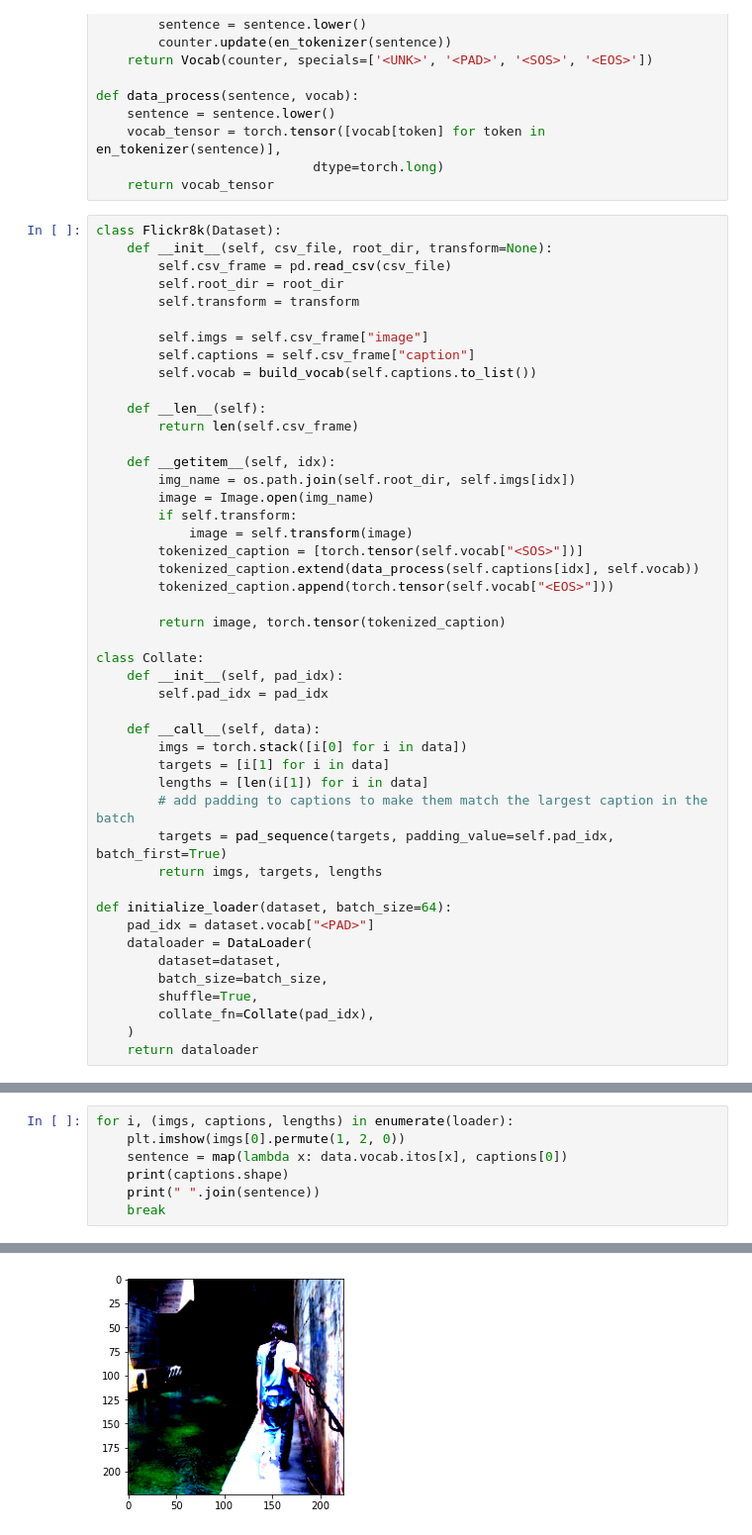
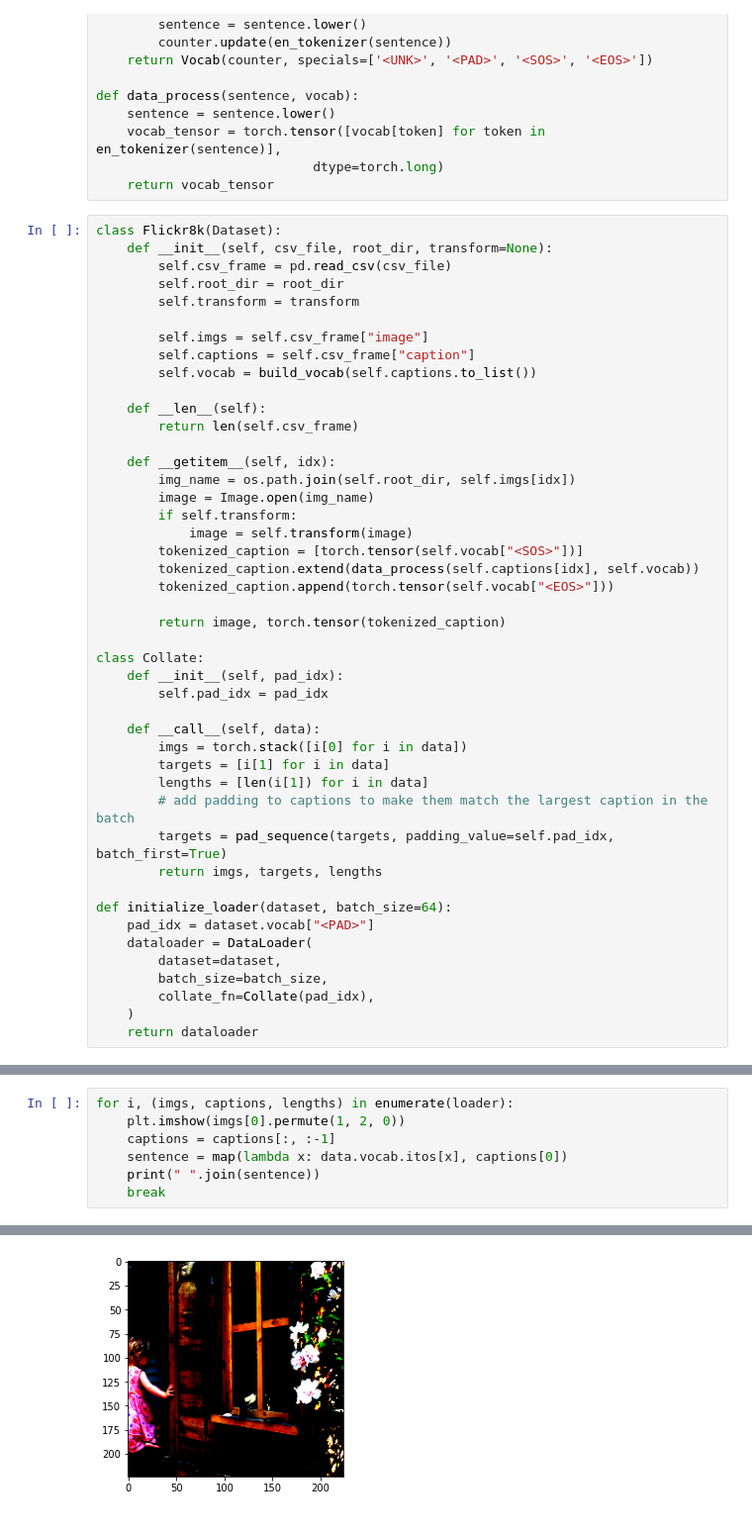
Before and after one commit to yoyosef/image-captioning-csc413, a Jupyter notebook: data.ipynb, the cells around one changed output, grey strips where cells are left out. Shown at 99% size. Drawn from its saved outputs; the diff is of its cells as text.

```diff
--- a/data.ipynb
+++ b/data.ipynb
@@ -67,7 +67,6 @@ def initialize_loader(dataset, batch_size=64):
     dataloader = DataLoader(
         dataset=dataset,
         batch_size=batch_size,
-        shuffle=True,
         collate_fn=Collate(pad_idx),
     )
     return dataloader
@@ -95,8 +94,8 @@ Clipping input data to the valid range for imshow with RGB data ([0..1] for floa
 # %%
 for i, (imgs, captions, lengths) in enumerate(loader):
     plt.imshow(imgs[0].permute(1, 2, 0))
+    captions = captions[:, :-1]
     sentence = map(lambda x: data.vocab.itos[x], captions[0])
-    print(captions.shape)
     print(" ".join(sentence))
     break
 # %% [output]
@@ -106 +104 @@ torch.Size([64, 23])
-[figure, old version]
+[figure, new version]
```
Also changed, not shown: parts of 2 cells of this notebook, 8 other files.
